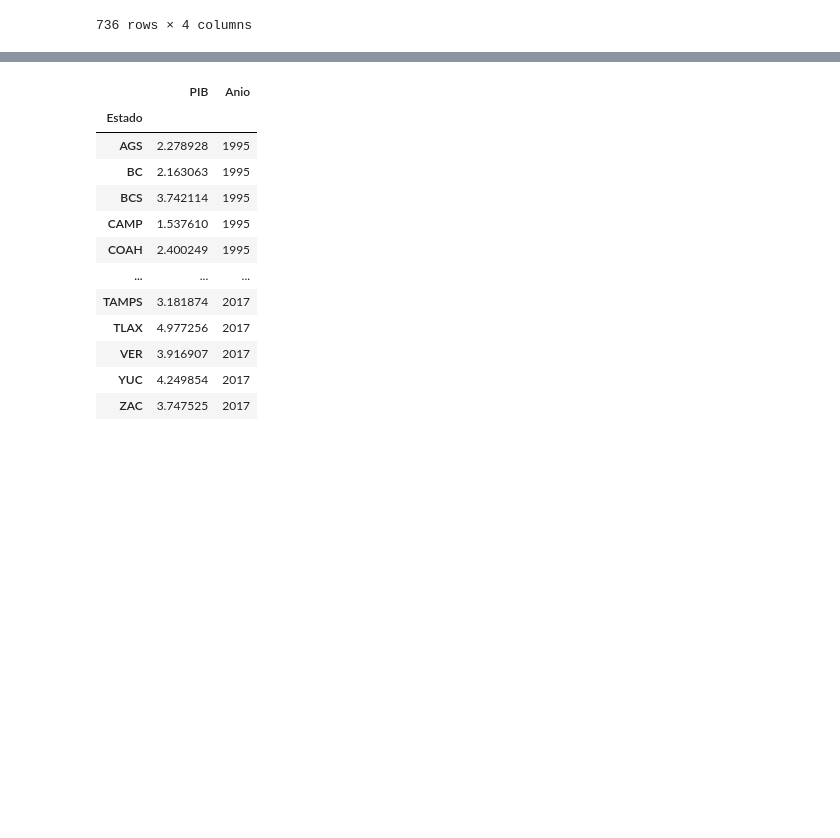
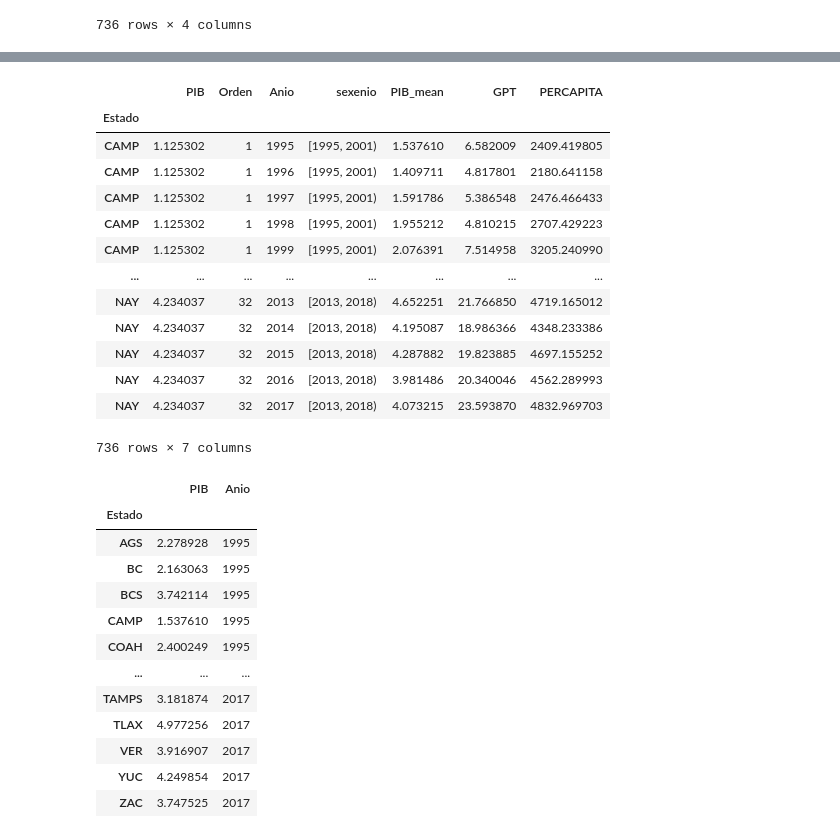
Before and after one commit to omgaldamez/finalWebSalud, a Jupyter notebook: dist/PY_GASTO.ipynb, the cells around one changed output, grey strips where cells are left out. Saved outputs shown, nothing was run; the diff lists cells and outputs as text; code cells hidden in the pictures; blank space fills up the shorter version.

```diff
--- a/dist/PY_GASTO.ipynb
+++ b/dist/PY_GASTO.ipynb
@@ -41,0 +106,3 @@ with pd.ExcelWriter("GASTO_CSV.xlsx") as writer:
+# %%
+gastoSexenios= gastoIES
+gastoSexenios
@@ -41,0 +142,22 @@ with pd.ExcelWriter("GASTO_CSV.xlsx") as writer:
+# %%
+meanSexenios = pd.DataFrame(gastoSexenios.groupby("Estado")["PIB"].mean())
+meanSexenios = meanSexenios.sort_values(by="PIB",ascending=True)
+meanSexenios["Orden"]=meanSexenios.reset_index().index+1
+meanSexenios=pd.merge(meanSexenios,gastoIES,on="Estado",how="inner").sort_values(by=["Orden","Anio"],ascending=True)
+meanSexenios.rename(columns={"PIB_x":"PIB","PIB_y":"PIB_mean"},inplace=True)
+meanSexenios
+# %% [output]
+|  | PIB | Orden | Anio | sexenio | PIB_mean | GPT | PERCAPITA |
+| Estado |  |  |  |  |  |  |  |
+| CAMP | 1.125302 | 1 | 1995 | [1995, 2001) | 1.537610 | 6.582009 | 2409.419805 |
+| CAMP | 1.125302 | 1 | 1996 | [1995, 2001) | 1.409711 | 4.817801 | 2180.641158 |
+| CAMP | 1.125302 | 1 | 1997 | [1995, 2001) | 1.591786 | 5.386548 | 2476.466433 |
+| CAMP | 1.125302 | 1 | 1998 | [1995, 2001) | 1.955212 | 4.810215 | 2707.429223 |
+| CAMP | 1.125302 | 1 | 1999 | [1995, 2001) | 2.076391 | 7.514958 | 3205.240990 |
+| ... | ... | ... | ... | ... | ... | ... | ... |
+| NAY | 4.234037 | 32 | 2013 | [2013, 2018) | 4.652251 | 21.766850 | 4719.165012 |
+| NAY | 4.234037 | 32 | 2014 | [2013, 2018) | 4.195087 | 18.986366 | 4348.233386 |
+| NAY | 4.234037 | 32 | 2015 | [2013, 2018) | 4.287882 | 19.823885 | 4697.155252 |
+| NAY | 4.234037 | 32 | 2016 | [2013, 2018) | 3.981486 | 20.340046 | 4562.289993 |
+| NAY | 4.234037 | 32 | 2017 | [2013, 2018) | 4.073215 | 23.593870 | 4832.969703 |
+736 rows × 7 columns
```
Also changed, not shown: parts of 17 cells of this notebook, 8 other files.
